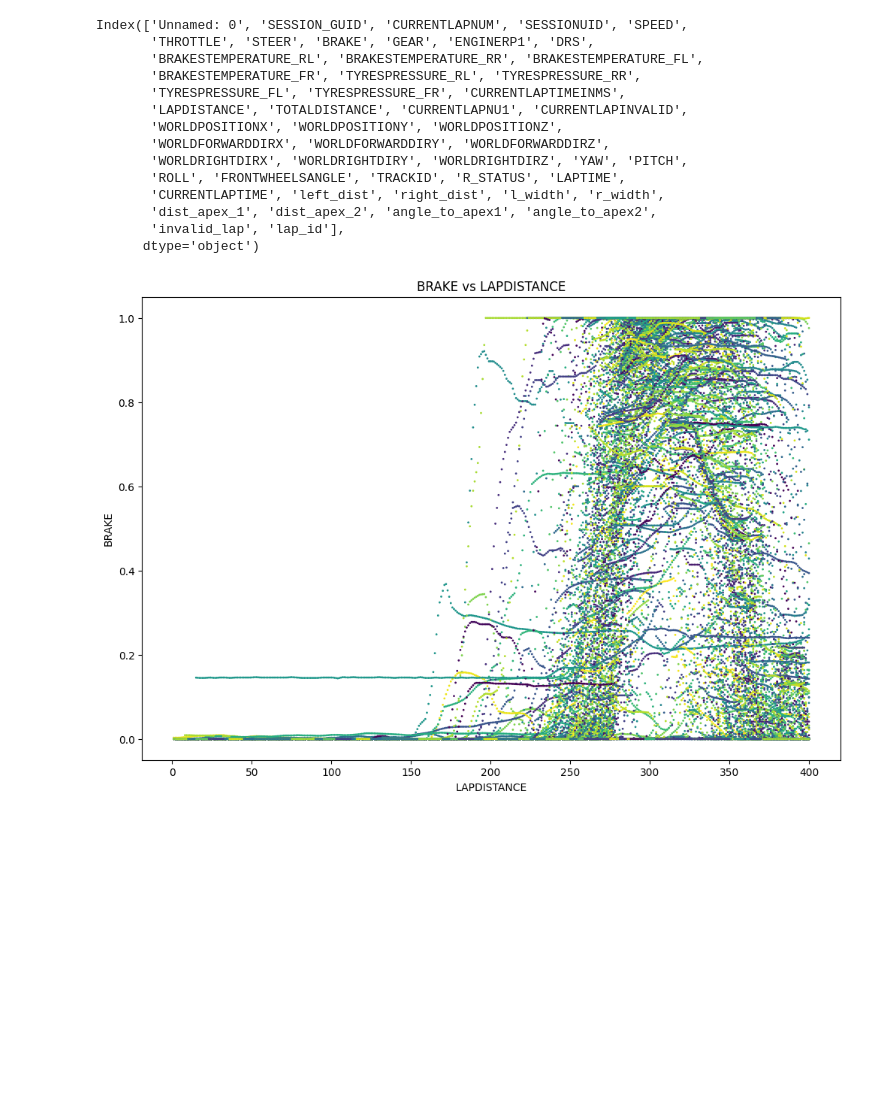
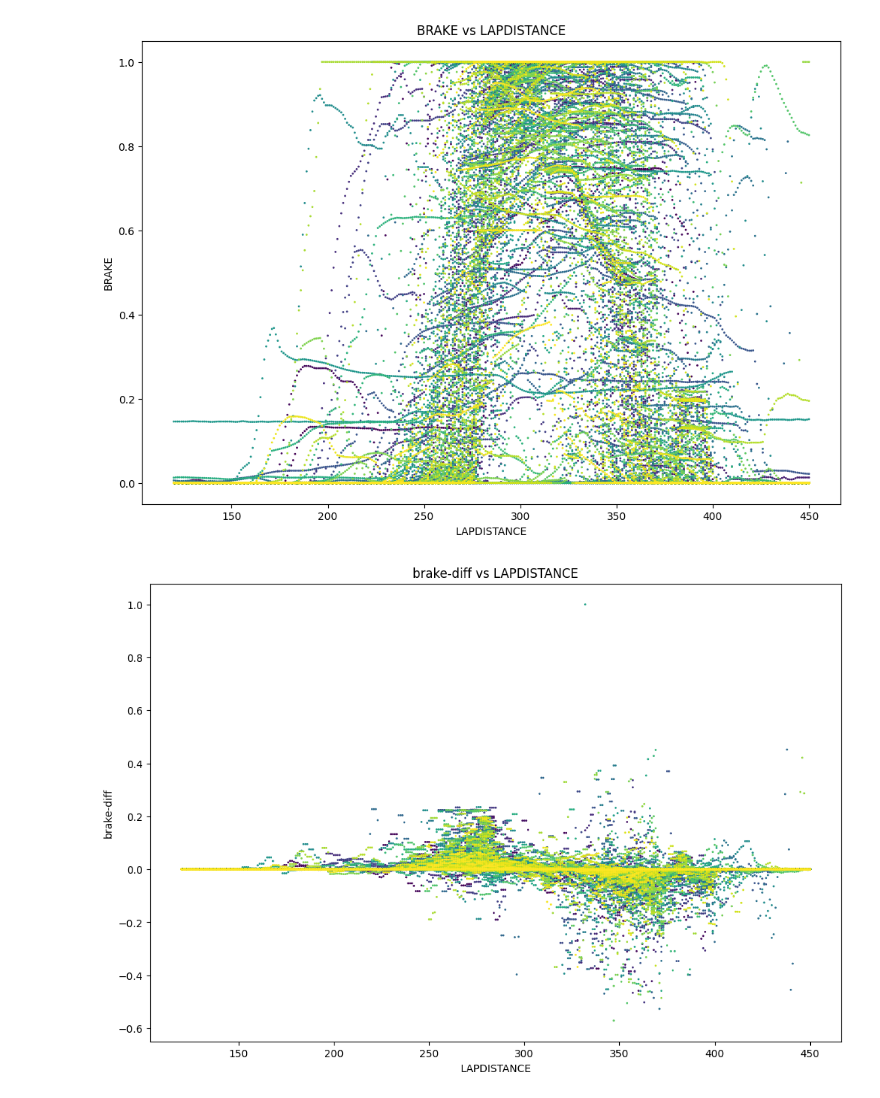
Before and after one commit to Samukat/Data3001G2, a Jupyter notebook: braking_point.ipynb, the cells around one changed output. Cells and saved outputs as stored; diff of their text form; code cells hidden in the pictures; blank space fills up the shorter version.

```diff
--- a/braking_point.ipynb
+++ b/braking_point.ipynb
@@ -52,24 +52,13 @@ def plot_laps(data, y_col="BRAKE", distance_range=(0, 350),
     # plt.colorbar(label="lap_id")
     plt.show()
 # %%
-clean_data.columns
+d_full = clean_data[clean_data["invalid_lap"] == 0]
+d_full = d_full.sort_values(by=["lap_id", "LAPDISTANCE"])
+d_full["brake-diff"] = d_full["BRAKE"].diff()
-# %% [output]
-Index(['Unnamed: 0', 'SESSION_GUID', 'CURRENTLAPNUM', 'SESSIONUID', 'SPEED',
-       'THROTTLE', 'STEER', 'BRAKE', 'GEAR', 'ENGINERP1', 'DRS',
-       'BRAKESTEMPERATURE_RL', 'BRAKESTEMPERATURE_RR', 'BRAKESTEMPERATURE_FL',
-       'BRAKESTEMPERATURE_FR', 'TYRESPRESSURE_RL', 'TYRESPRESSURE_RR',
-       'TYRESPRESSURE_FL', 'TYRESPRESSURE_FR', 'CURRENTLAPTIMEINMS',
-       'LAPDISTANCE', 'TOTALDISTANCE', 'CURRENTLAPNU1', 'CURRENTLAPINVALID',
-       'WORLDPOSITIONX', 'WORLDPOSITIONY', 'WORLDPOSITIONZ',
-       'WORLDFORWARDDIRX', 'WORLDFORWARDDIRY', 'WORLDFORWARDDIRZ',
-       'WORLDRIGHTDIRX', 'WORLDRIGHTDIRY', 'WORLDRIGHTDIRZ', 'YAW', 'PITCH',
-       'ROLL', 'FRONTWHEELSANGLE', 'TRACKID', 'R_STATUS', 'LAPTIME',
-       'CURRENTLAPTIME', 'left_dist', 'right_dist', 'l_width', 'r_width',
-       'dist_apex_1', 'dist_apex_2', 'angle_to_apex1', 'angle_to_apex2',
-       'invalid_lap', 'lap_id'],
-      dtype='object')
 # %%
-plot_laps(clean_data, distance_range=(0, 400))
+plot_laps(d_full, distance_range=(120, 450), figsize=(12, 8))
+plot_laps(d_full, distance_range=(120, 450), y_col="brake-diff")
 # %% [output]
-[figure, old version]
+[figure, new version]
+[figure, added]
 # %%
```
Also changed, not shown: parts of 5 cells of this notebook.
